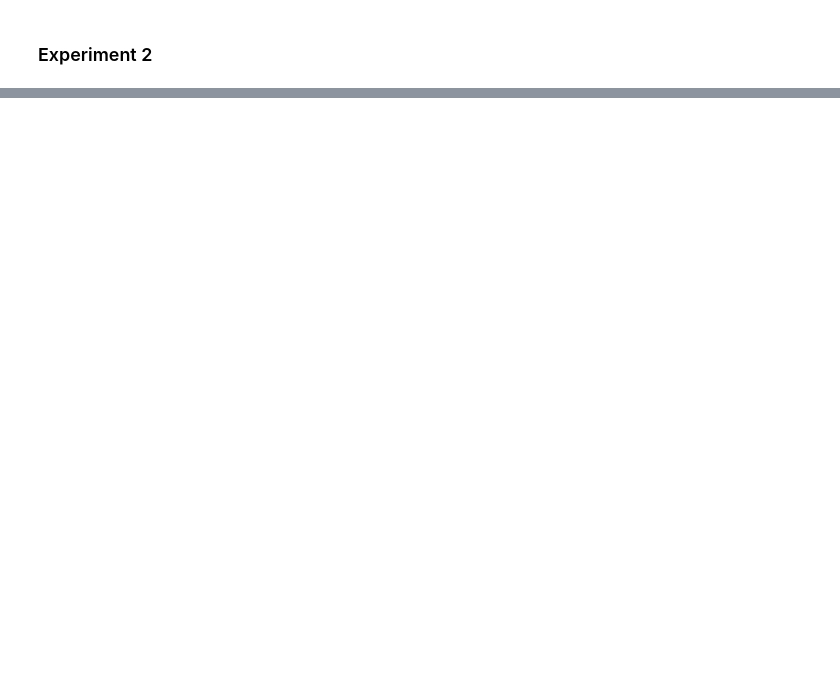
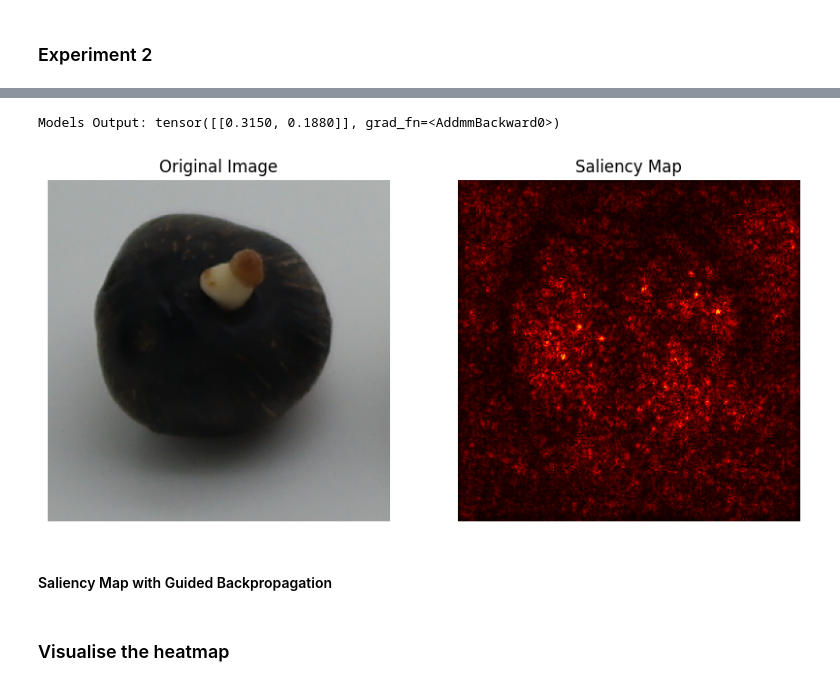
Before and after one commit to malvibid/COMP3029-Computer-Vision, a Jupyter notebook: COMP3029_Computer_Vision_Coursework.ipynb, the cells around one changed output, grey strips where cells are left out. Cells and saved outputs as stored; diff of their text form; code cells hidden in the pictures; blank space fills up the shorter version.

```diff
--- a/COMP3029_Computer_Vision_Coursework.ipynb
+++ b/COMP3029_Computer_Vision_Coursework.ipynb
@@ -998,0 +1303,10 @@ Run history:
+# %%
+#to delete
+generate_saliency_map(model, bad_seed_img_path)
+# %% [output]
+Models Output: tensor([[0.3150, 0.1880]], grad_fn=<AddmmBackward0>)
+[figure, added]
+# %% [markdown]
+#### Saliency Map with Guided Backpropagation
+# %% [markdown]
+### Visualise the heatmap
```
Also changed, not shown: parts of 62 cells of this notebook.
